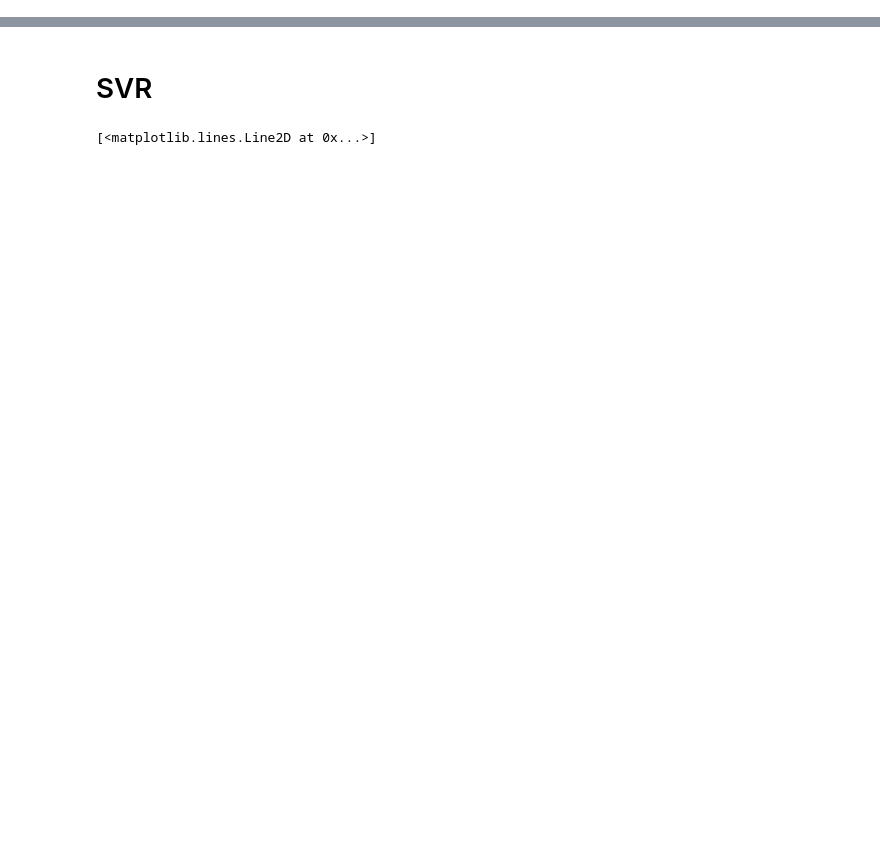
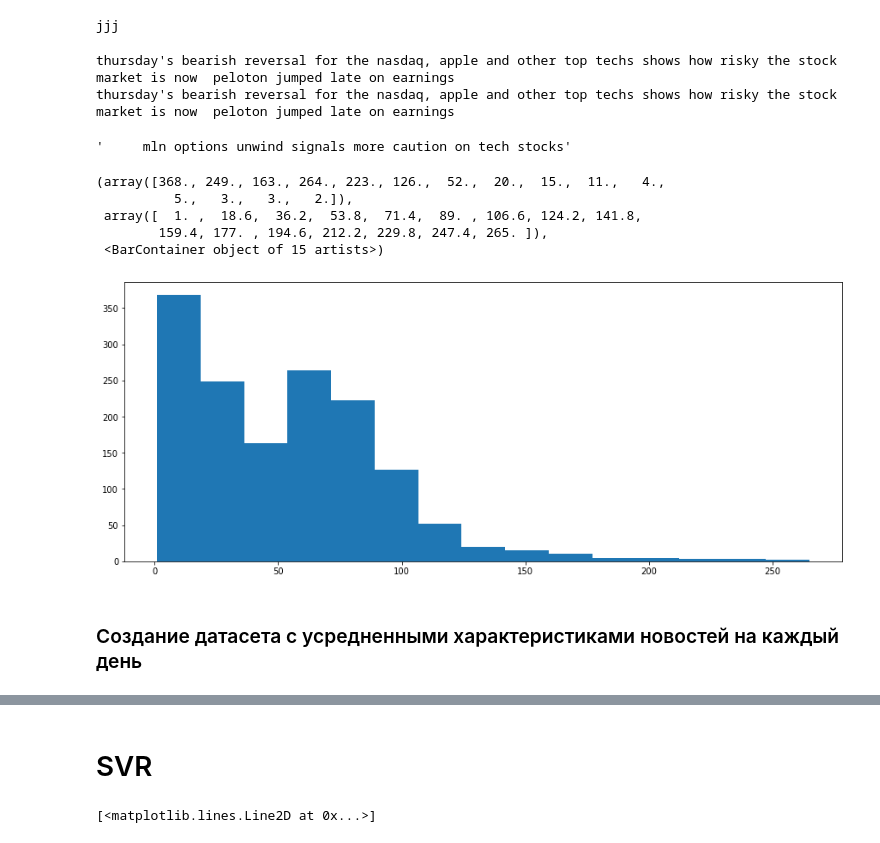
Before and after one commit to olivaPodliva/stock_prediction, a Jupyter notebook: notebooks/baseline.ipynb, the cells around one changed output, grey strips where cells are left out. Saved outputs shown, nothing was run; the diff lists cells and outputs as text; code cells hidden in the pictures; blank space fills up the shorter version.

```diff
--- a/notebooks/baseline.ipynb
+++ b/notebooks/baseline.ipynb
@@ -7,0 +308,15 @@ rcParams['figure.figsize'] = 15, 6
+# %%
+import json
+
+with open('AAPL.json') as f:
+     apple_news = json.load(f)
+# %%
+apple_df=create_data_frame(apple_news)
+# %% [output]
+jjj
+# %%
+print(apple_df.loc[0].summary)
+print(apple_df.loc[1].summary)
+# %% [output]
+thursday's bearish reversal for the nasdaq, apple and other top techs shows how risky the stock market is now  peloton jumped late on earnings
+thursday's bearish reversal for the nasdaq, apple and other top techs shows how risky the stock market is now  peloton jumped late on earnings
@@ -7,0 +326,4 @@ rcParams['figure.figsize'] = 15, 6
+# %%
+apple_df.loc[3].title
+# %% [output]
+'     mln options unwind signals more caution on tech stocks'
@@ -7,0 +332,9 @@ rcParams['figure.figsize'] = 15, 6
+# %%
+plt.hist(apple_df.groupby('date').compound_summary.count(),bins=15)
+# %% [output]
+(array([368., 249., 163., 264., 223., 126.,  52.,  20.,  15.,  11.,   4.,
+          5.,   3.,   3.,   2.]),
+ array([  1. ,  18.6,  36.2,  53.8,  71.4,  89. , 106.6, 124.2, 141.8,
+        159.4, 177. , 194.6, 212.2, 229.8, 247.4, 265. ]),
+ <BarContainer object of 15 artists>)
+[figure, added]
@@ -7,0 +343,2 @@ rcParams['figure.figsize'] = 15, 6
+# %% [markdown]
+### Создание датасета с усредненными характеристиками новостей на каждый день
```
Also changed, not shown: parts of 151 cells of this notebook.
